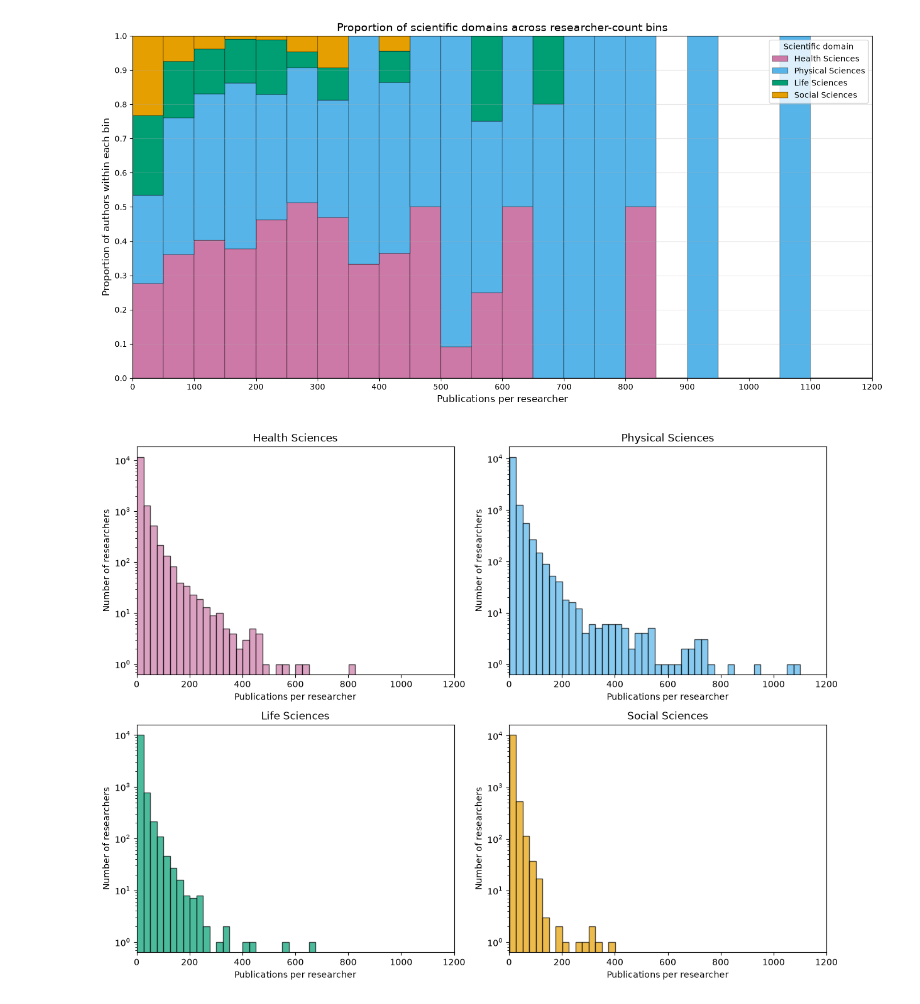
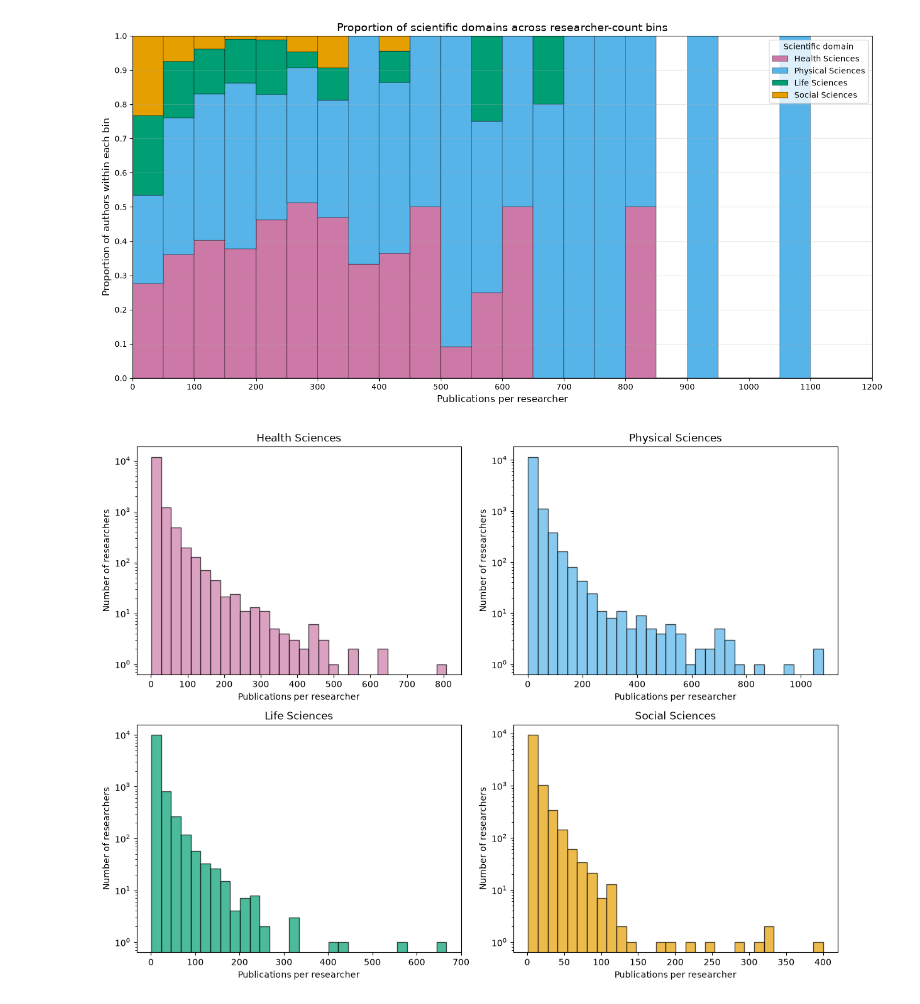
Before and after one commit to AdriRed/science-squared-avbd, a Jupyter notebook: notebooks/albert_02_power_laws.ipynb, the cells around one changed output. Saved outputs shown, nothing was run; the diff lists cells and outputs as text; code cells hidden in the pictures.

```diff
--- a/notebooks/albert_02_power_laws.ipynb
+++ b/notebooks/albert_02_power_laws.ipynb
@@ -13,7 +13,7 @@ from scipy.stats import yulesimon, linregress
 DATA1 = Path('../data/processed')
 
 cleaned_papers = pd.read_parquet(DATA1 / 'publications_research_year_domain.parquet')
-cleaned_papers = cleaned_papers.drop_duplicates(subset="doi")
+cleaned_papers = cleaned_papers.drop_duplicates(subset="doi").reset_index(drop=True)
 # %%
 domains = []
 domains.append(cleaned_papers[cleaned_papers['domain_name'] == 'Health Sciences'])
@@ -79,6 +79,32 @@ orcidResearchers
 0000-0001-7942-9413       1
 0000-0001-9644-8421       1
 Name: count, Length: 13245, dtype: int64
+# %%
+
+exploded_papers_all = cleaned_papers.explode('orcidResearchers')
+grouped_all = exploded_papers_all['orcidResearchers'].value_counts()
+vc = grouped_all.value_counts().sort_index()            # counts per value, ascending x
+
+dif_all = pd.DataFrame({
+    "value": vc.index,
+    "count": vc.values,
+})
+dif_all["cdf"]   = dif_all["count"].cumsum() / dif_all["count"].sum()
+dif_all["surv"]  = 1 - dif_all["cdf"]                 # this is what you plot
+# optional: "fraction >= x" instead of "> x"
+dif_all["surv_ge"] = dif_all["surv"] + dif_all["count"] / dif_all["count"].sum()
+
+x = dif_all["value"].to_numpy(dtype=float)
+y = dif_all["surv_ge"].to_numpy(dtype=float)
+# Area under the curve
+area = np.trapezoid(y, x)
+
+# Normalize so area = 1
+if area > 0:
+    x_norm = x / (x.mean())
+else:
+    x_norm = x
+dif_norm_all = [x_norm,y]
 # %% [markdown]
 # Yule-Simon estimation
 # %%
@@ -284,8 +310,8 @@ colors = ['#CC79A7', '#56B4E9', '#009E73','#E69F00']
 fields_labels = ['Health Sciences','Physical Sciences','Life Sciences','Social Sciences']
 for i in range(0,4):
     ax[0].step(difs[i][0], difs[i][1],label = fields_labels[i],color=colors[i])
-ax[0].set_xlabel("Number of publications")
-ax[0].set_ylabel("P(X>x)")
+ax[0].set_xlabel("Number of publications that a researcher has made at least")
+ax[0].set_ylabel("Probability")
 ax[0].set_title("DIF plot (1 - CDF)")
 #ax[0].set_xscale("log")
 ax[0].set_yscale("log")
@@ -294,9 +320,10 @@ alpha = 1.
 alpha_fit = 0.75
 for i in range(0,4):
     ax[1].step(difs_norm[i][0], difs_norm[i][1],label = fields_labels[i],alpha = alpha,color=colors[i])
+ax[1].step(dif_norm_all[0], dif_norm_all[1],label = 'All domains combined',alpha = alpha,color='#D55E00')
 ax[1].plot(x_fit,y_fit,linestyle = '--',color = (0,0,0),alpha=alpha_fit,label = 'Curve fit')
-ax[1].set_xlabel("Number of publications")
-ax[1].set_ylabel("P(X>x)")
+ax[1].set_xlabel("Minimum number of publications of a researcher")
+ax[1].set_ylabel("Probability")
 ax[1].set_title("DIF plot rescaled")
 #ax[1].set_xlim(right=10)
 #ax[1].set_ylim(bottom=10**(-3))
@@ -384,25 +411,26 @@ plt.show()
 # %%
 fig, axes = plt.subplots(2, 2, figsize=(12, 9))
 
 for i, ax in enumerate(axes.flat):
 
     vc = grouped[i].value_counts().sort_index()
     binwidth = 25
     ax.hist(grouped[i],
-            bins=range(min(grouped[i]), max(grouped[i]) + binwidth, binwidth),
+            bins = 30,
+            #bins=range(min(grouped[i]), max(grouped[i]) + binwidth, binwidth),
             edgecolor='black',
             color = colors[i],
             alpha=0.7)
    # ax.plot(vc.index,yulest[i])
     ax.set_title(fields_labels[i])
-    ax.set_xlim(left=0, right=1200)
+   # ax.set_xlim(left=0, right=1200)
     ax.set_yscale('log')
    # ax.set_xscale('log')
     ax.set_xlabel('Publications per researcher')
     ax.set_ylabel('Number of researchers')
     #ax.grid(alpha=0.3)
 
 plt.tight_layout()
 plt.show()
 # %% [output]
-[figure, old version]
+[figure, new version]
```
Also changed, not shown: parts of 1 cell of this notebook, 1 other file.
